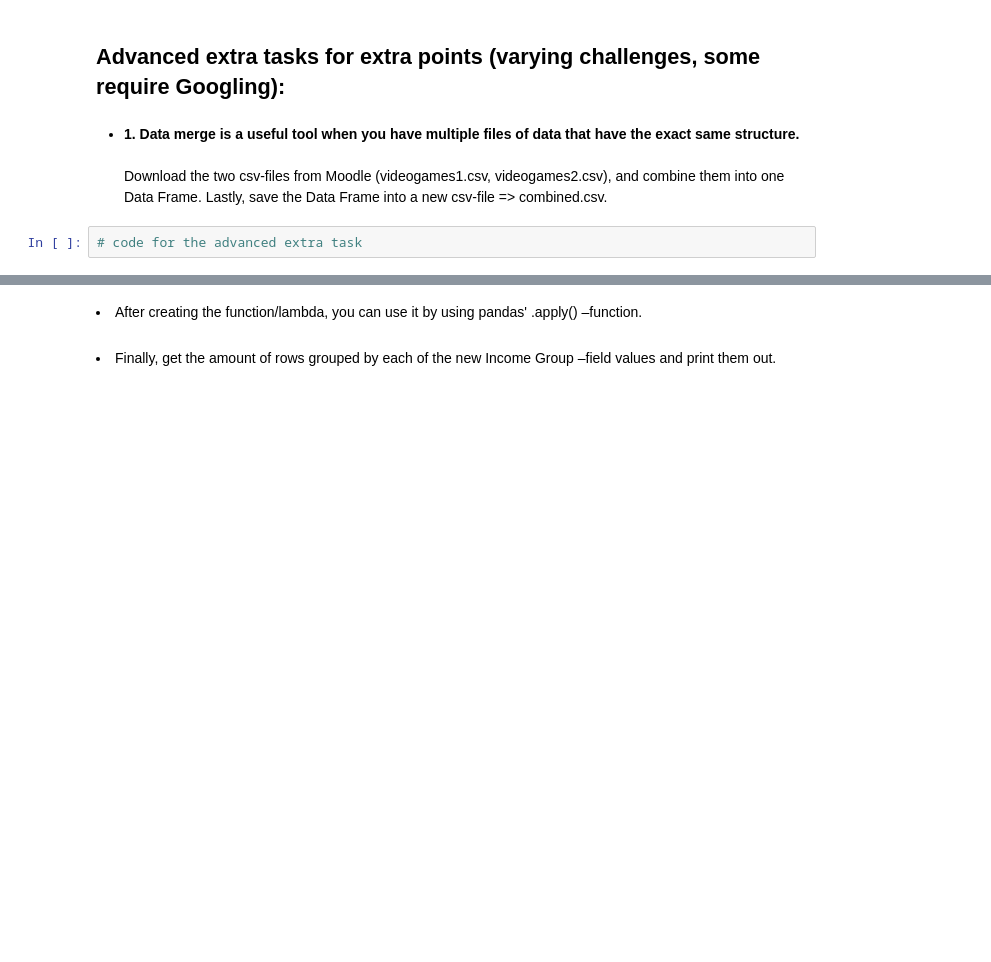
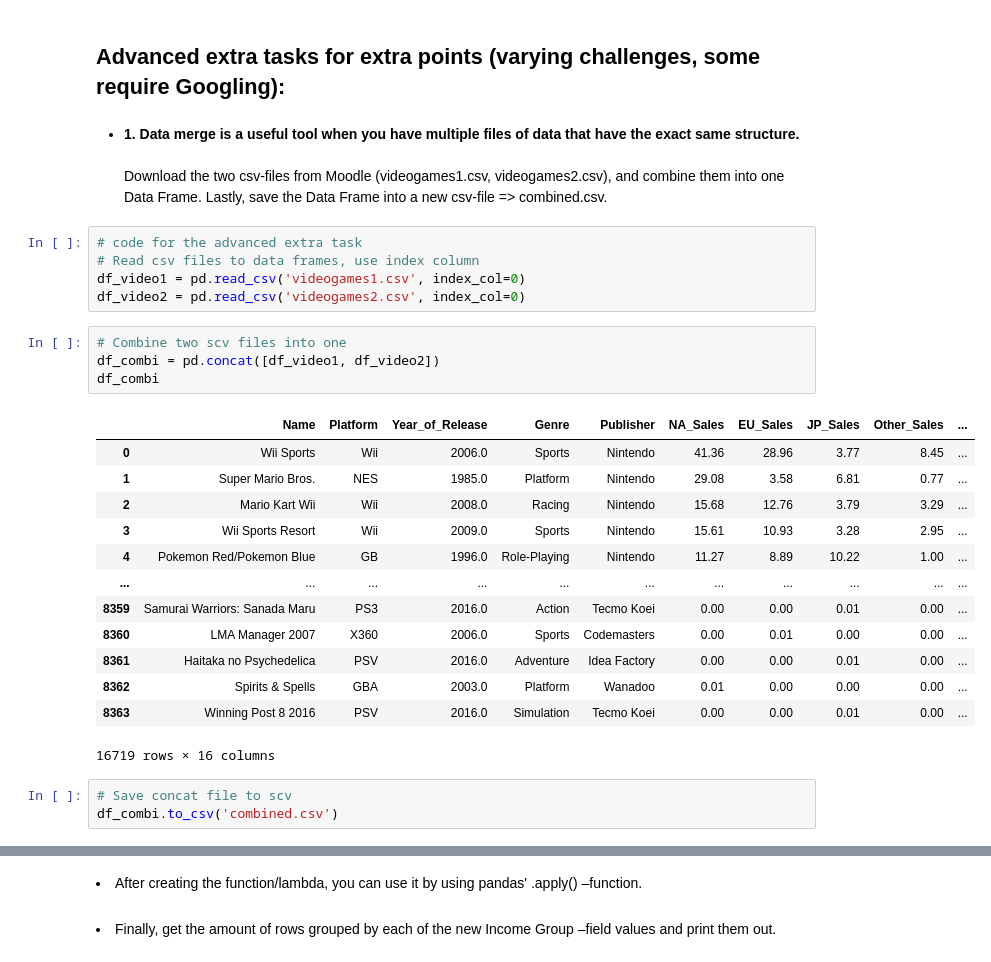
Before and after one commit to jtsillan/DataAnalytics, a Jupyter notebook: exercise_set_2/exercise_set_2.ipynb, the cells around one changed output, grey strips where cells are left out. Saved outputs shown, nothing was run; the diff lists cells and outputs as text; blank space fills up the shorter version.

```diff
--- a/exercise_set_2/exercise_set_2.ipynb
+++ b/exercise_set_2/exercise_set_2.ipynb
@@ -613,8 +662,32 @@ The world is a vast place :)
 <ul>
 <li><b>1. Data merge is a useful tool when you have multiple files of data that have the exact same structure.</b><br><br>Download the two csv-files from Moodle (videogames1.csv, videogames2.csv), and combine them into one Data Frame. Lastly, save the Data Frame into a new csv-file => combined.csv.</li>
 </ul>
-# %%
-# code for the advanced extra task
+# %%
+# code for the advanced extra task
+# Read csv files to data frames, use index column
+df_video1 = pd.read_csv('videogames1.csv', index_col=0)
+df_video2 = pd.read_csv('videogames2.csv', index_col=0)
+# %%
+# Combine two scv files into one
+df_combi = pd.concat([df_video1, df_video2])
+df_combi
+# %% [output]
+|  | Name | Platform | Year_of_Release | Genre | Publisher | NA_Sales | EU_Sales | JP_Sales | Other_Sales | ... |
+| 0 | Wii Sports | Wii | 2006.0 | Sports | Nintendo | 41.36 | 28.96 | 3.77 | 8.45 | ... |
+| 1 | Super Mario Bros. | NES | 1985.0 | Platform | Nintendo | 29.08 | 3.58 | 6.81 | 0.77 | ... |
+| 2 | Mario Kart Wii | Wii | 2008.0 | Racing | Nintendo | 15.68 | 12.76 | 3.79 | 3.29 | ... |
+| 3 | Wii Sports Resort | Wii | 2009.0 | Sports | Nintendo | 15.61 | 10.93 | 3.28 | 2.95 | ... |
+| 4 | Pokemon Red/Pokemon Blue | GB | 1996.0 | Role-Playing | Nintendo | 11.27 | 8.89 | 10.22 | 1.00 | ... |
+| ... | ... | ... | ... | ... | ... | ... | ... | ... | ... | ... |
+| 8359 | Samurai Warriors: Sanada Maru | PS3 | 2016.0 | Action | Tecmo Koei | 0.00 | 0.00 | 0.01 | 0.00 | ... |
+| 8360 | LMA Manager 2007 | X360 | 2006.0 | Sports | Codemasters | 0.00 | 0.01 | 0.00 | 0.00 | ... |
+| 8361 | Haitaka no Psychedelica | PSV | 2016.0 | Adventure | Idea Factory | 0.00 | 0.00 | 0.01 | 0.00 | ... |
+| 8362 | Spirits & Spells | GBA | 2003.0 | Platform | Wanadoo | 0.01 | 0.00 | 0.00 | 0.00 | ... |
+| 8363 | Winning Post 8 2016 | PSV | 2016.0 | Simulation | Tecmo Koei | 0.00 | 0.00 | 0.01 | 0.00 | ... |
+16719 rows × 16 columns
+# %%
+# Save concat file to scv
+df_combi.to_csv('combined.csv')
 # %% [markdown]
 <ul>
 <li><b>2. Functions and lambdas allow us to extend the operations we wish to do to columns and rows in pandas. </b><br><br>For example, the built-in functions may not be enough in all cases. Use the data of exercise 1 (loans.csv), and create a new column called "Income Group" that holds a text value. <br><br>Create either a function or a lambda, that determines the True or False –value based on the Annual Income –column. Use the following table to create the values:</li>
```
Also changed, not shown: parts of 10 cells of this notebook, 3 other files.
